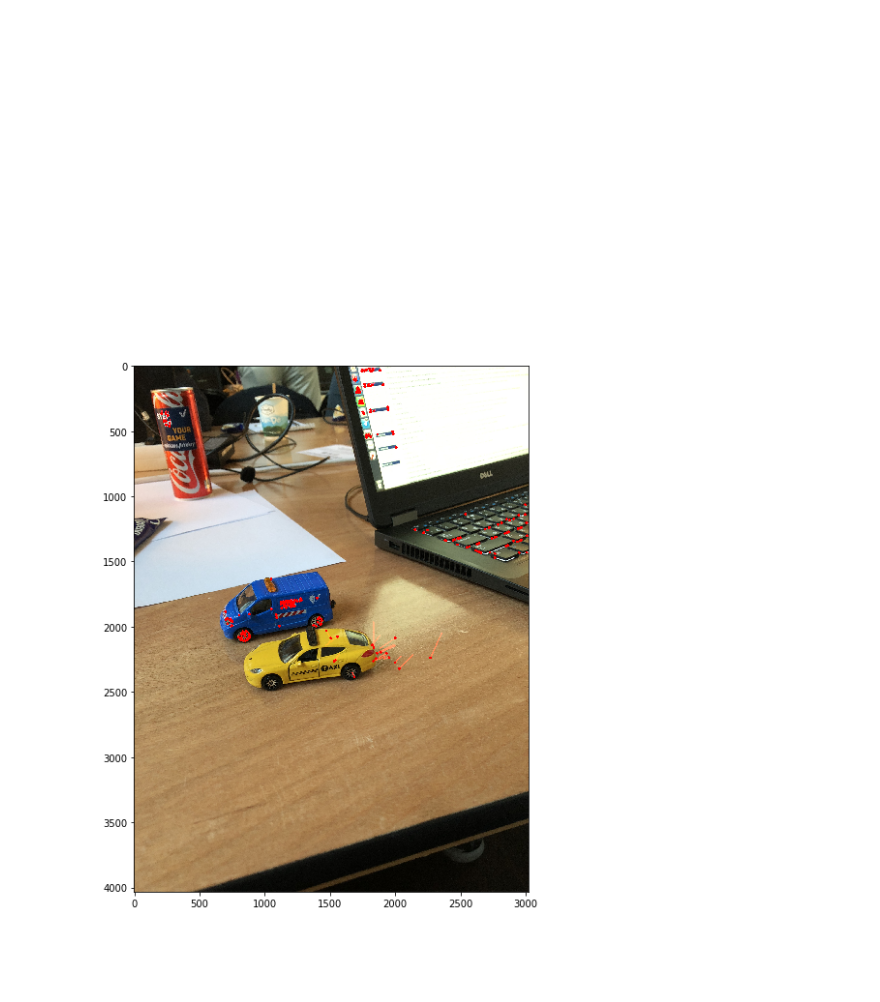
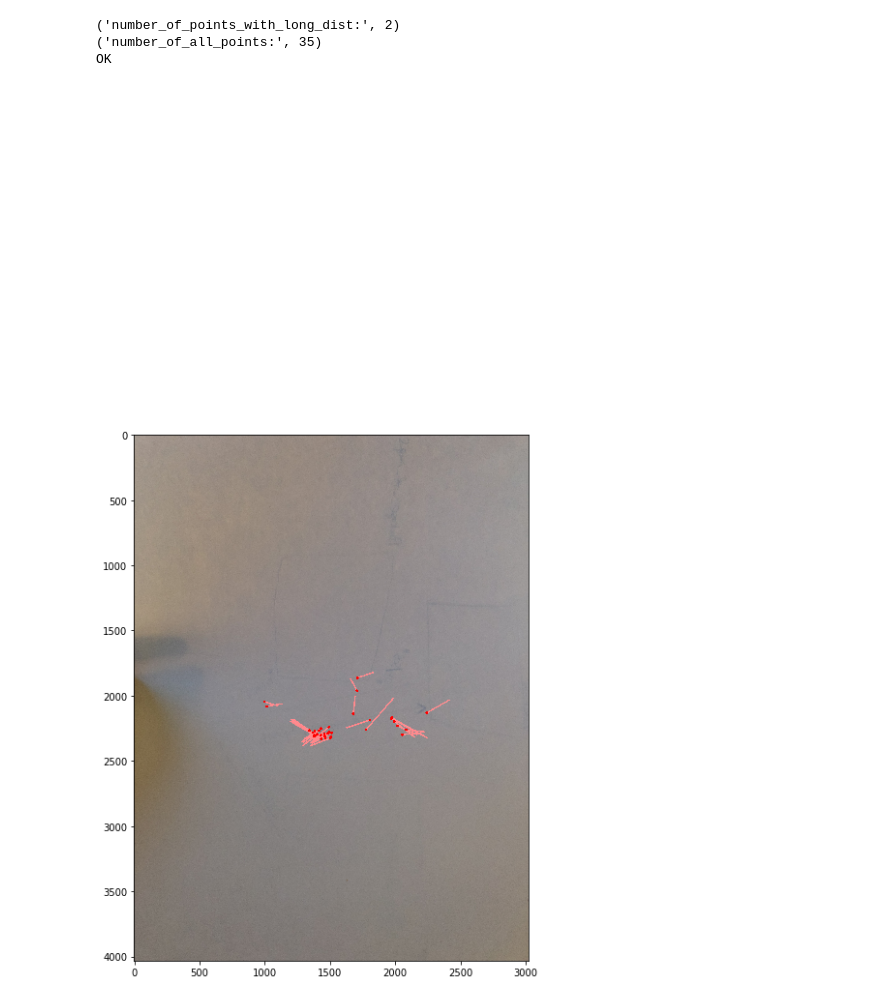
Before and after one commit to alex27594/bigbro, a Jupyter notebook: OpticalFlow.ipynb, the cells around one changed output. Cells and saved outputs as stored; diff of their text form; code cells hidden in the pictures; blank space fills up the shorter version.

Commit message:
add checking of stealing.

```diff
--- a/OpticalFlow.ipynb
+++ b/OpticalFlow.ipynb
@@ -27,34 +27,64 @@ feature_params = dict( maxCorners = 1000,
 # Parameters for lucas kanade optical flow
 lk_params = dict( winSize  = (21, 21),
                   maxLevel = 5,
-                  criteria = (cv2.TERM_CRITERIA_EPS | cv2.TERM_CRITERIA_COUNT, 10, 0.03))
+                  criteria = (cv2.TERM_CRITERIA_EPS | cv2.TERM_CRITERIA_COUNT, 5, 0.03))
 # %%
 # Take first frame and find corners in it
-old_frame = cv2.imread('archive/IMG_0087.JPG')
+old_frame = cv2.imread('archive/IMG_0096.JPG')
 
 old_gray = cv2.cvtColor(old_frame, cv2.COLOR_BGR2GRAY)
 p0 = cv2.goodFeaturesToTrack(old_gray, mask = None, **feature_params)
+# %%
+def dist(x1,y1,x2,y2):
+    return np.sqrt(np.power(x1-x2, 2) + np.power(y1-y2,2))
+
+def check_alarm(global_shape, p0, p1):
+    s1, s2, _ = global_shape
+    global_dist = dist(s1, 0, s2, 0)
+
+    number_of_points_with_long_dist = 0
+    good_new = p1[st==1]
+    good_old = p0[st==1]
+    for i,(new,old) in enumerate(zip(good_new,good_old)):
+        a,b = new.ravel()
+        c,d = old.ravel()
+        if(dist(a,b, c,d) / global_dist > 0.3):
+            number_of_points_with_long_dist += 1
+
+    print('number_of_points_with_long_dist:', number_of_points_with_long_dist)
+    print('number_of_all_points:', len(p0))
+
+    if ((float)(number_of_points_with_long_dist) / len(p0) > 0.5):
+        print("SOS")
+    else:
+        print("OK")
 # %%
 # Create a mask image for drawing purposes
 mask = np.zeros_like(old_frame)
 
-frame = cv2.imread('archive/IMG_0088.JPG')
+frame = cv2.imread('archive/IMG_0098.JPG')
 frame_gray = cv2.cvtColor(frame, cv2.COLOR_BGR2GRAY)
 
 # calculate optical flow
 p1, st, err = cv2.calcOpticalFlowPyrLK(old_gray, frame_gray, p0, None, **lk_params)
+
+check_alarm(frame.shape, p0, p1)
+
 # Select good points
 good_new = p1[st==1]
 good_old = p0[st==1]
 # draw the tracks
 for i,(new,old) in enumerate(zip(good_new,good_old)):
     a,b = new.ravel()
     c,d = old.ravel()
     mask = cv2.line(mask, (a,b),(c,d), (0,0,255), 10)
-    frame = cv2.circle(frame,(a,b),5, (0,0,255), 10)
+    frame = cv2.circle(frame,(a,b), 5, (0,0,255), 10)
 
 img = cv2.add(frame, mask)
 show(img)
 # %% [output]
+('number_of_points_with_long_dist:', 2)
+('number_of_all_points:', 35)
+OK
 [figure]
-[figure, old version]
+[figure, new version]
```
